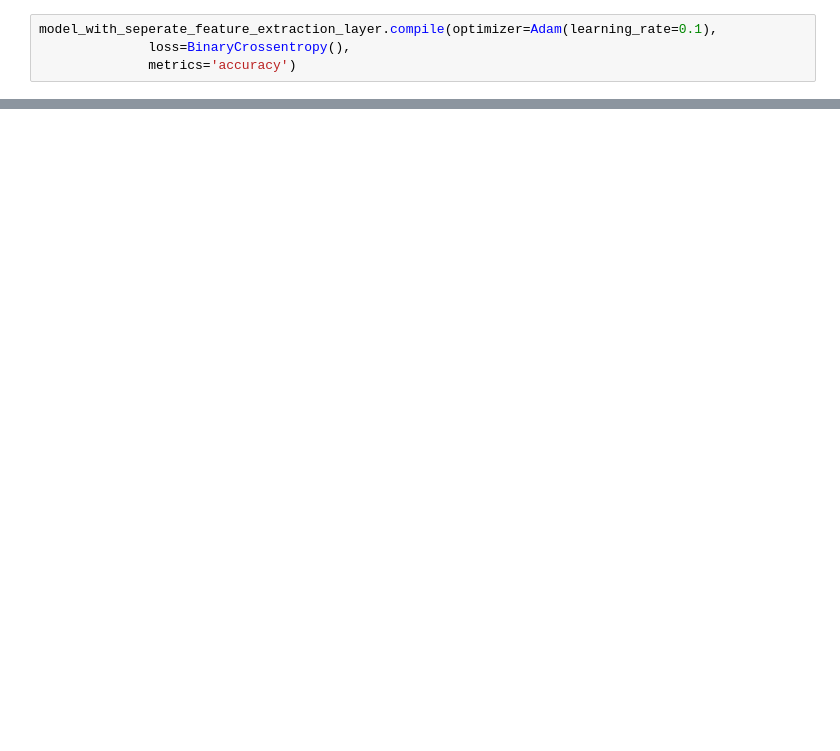
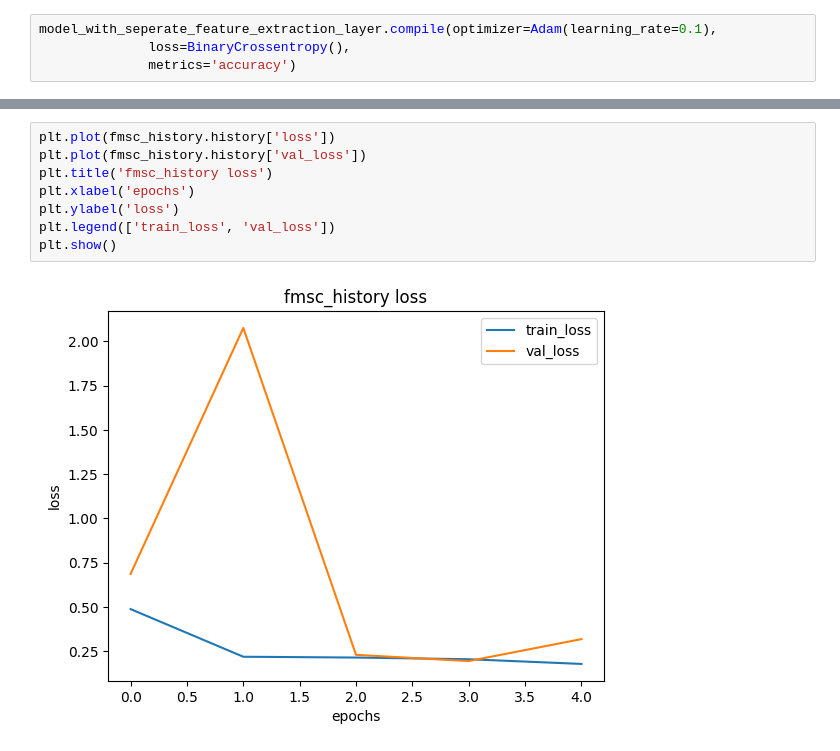
Before and after one commit to HidellaS/Malaria-Diagnosis, a Jupyter notebook: Maleria_Detection.ipynb, the cells around one changed output, grey strips where cells are left out. Drawn from its saved outputs; the diff is of its cells as text; blank space fills up the shorter version.

```diff
--- a/Maleria_Detection.ipynb
+++ b/Maleria_Detection.ipynb
@@ -563,0 +695,10 @@ plt.show()
+# %%
+plt.plot(fmsc_history.history['loss'])
+plt.plot(fmsc_history.history['val_loss'])
+plt.title('fmsc_history loss')
+plt.xlabel('epochs')
+plt.ylabel('loss')
+plt.legend(['train_loss', 'val_loss'])
+plt.show()
+# %% [output]
+[figure, added]
```
Also changed, not shown: parts of 28 cells of this notebook.
